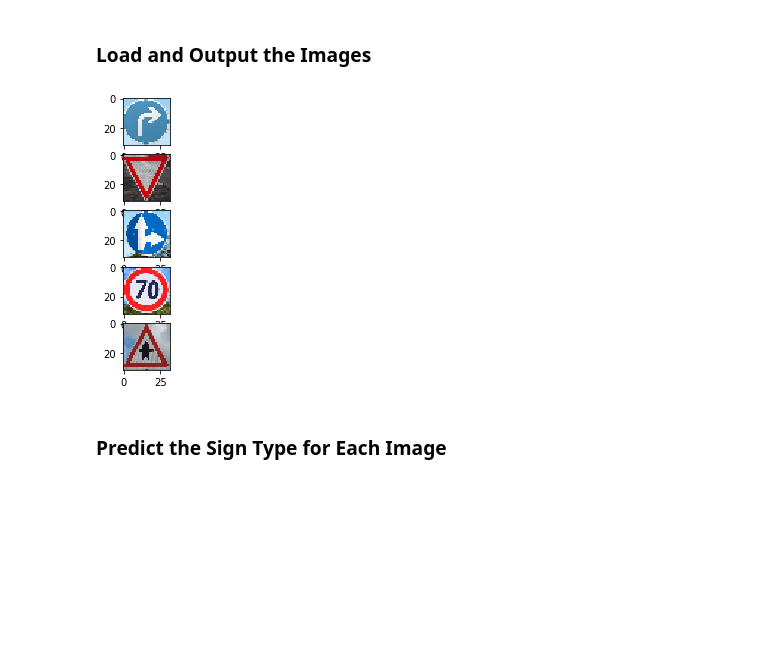
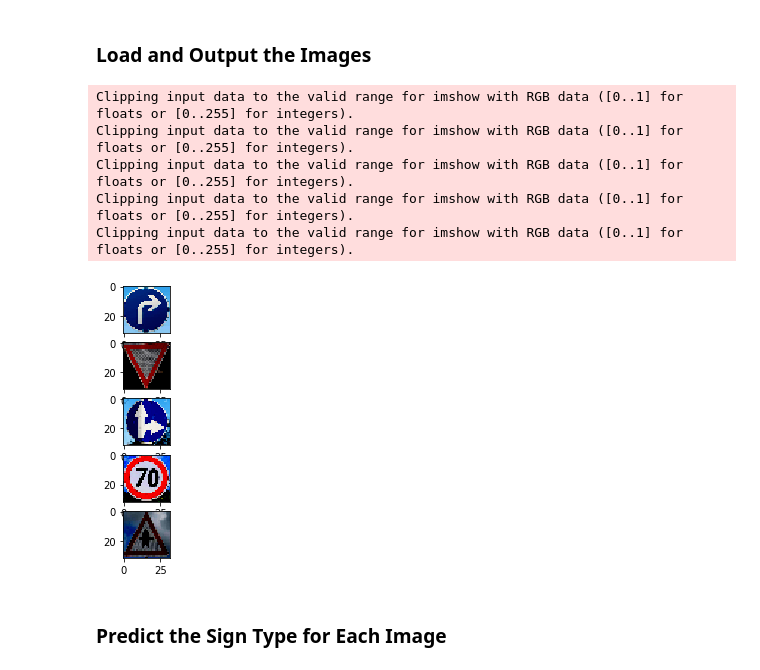
Before and after one commit to atadkase/udacitysdcnd-p2, a Jupyter notebook: Traffic_Sign_Classifier.ipynb, the cells around one changed output. Cells and saved outputs as stored; diff of their text form; code cells hidden in the pictures; blank space fills up the shorter version.

```diff
--- a/Traffic_Sign_Classifier.ipynb
+++ b/Traffic_Sign_Classifier.ipynb
@@ -153,7 +158,9 @@ Use the code cell (or multiple code cells, if necessary) to implement the first
 from sklearn.utils import shuffle
 
 X_train, y_train = shuffle(X_train, y_train)
-X_train = (X_train-128.0)/128.0
+X_train_norm = (X_train-128.0)/128.0
+X_valid_norm = (X_valid - 128.0)/128.0
+X_test_norm = (X_test - 128.0)/128.0
 # %% [markdown]
 ### Model Architecture
 # %%
@@ -185,11 +192,8 @@ def LeNet(x):
     #Activation.
     conv2 = tf.nn.relu(conv2)
 
-    # Pooling. Input = 10x10x28. Output = 5x5x28.
-    #conv2 = tf.nn.max_pool(conv2, ksize=[1, 2, 2, 1], strides=[1, 2, 2, 1], padding='VALID')
 
-
-    #Layer 3: Convolutional. Output = 10x10x28.
+    #Layer 3: Convolutional. Output = 6x6x36.
     conv3_W = tf.Variable(tf.truncated_normal(shape=(5, 5, 28, 36), mean = mu, stddev = sigma))
     conv3_b = tf.Variable(tf.zeros(36))
     conv3   = tf.nn.conv2d(conv2, conv3_W, strides=[1, 1, 1, 1], padding='VALID') + conv3_b
@@ -197,21 +201,23 @@ def LeNet(x):
     #Activation.
     conv3 = tf.nn.relu(conv3)
 
-    # Pooling. Input = 10x10x28. Output = 5x5x36.
+    # Pooling. Input = 6x6x36. Output = 3x3x36.
     conv3 = tf.nn.max_pool(conv3, ksize=[1, 2, 2, 1], strides=[1, 2, 2, 1], padding='VALID')
 
 
 
-    #Flatten. Input = 5x5x36. Output = 324.
+    #Flatten. Input = 3x3x36. Output = 324.
     fc0   = flatten(conv3)
 
-    #Layer 3: Fully Connected. Input = 700. Output = 240.
+    #Layer 3: Fully Connected. Input = 324. Output = 240.
     fc1_W = tf.Variable(tf.truncated_normal(shape=(324, 240), mean = mu, stddev = sigma))
     fc1_b = tf.Variable(tf.zeros(240))
     fc1   = tf.matmul(fc0, fc1_W) + fc1_b
 
     # Activation.
     fc1    = tf.nn.relu(fc1)
+
+    fc1    = tf.nn.dropout(fc1, 0.7)
 
     # Layer 4: Fully Connected. Input = 240. Output = 98.
     fc2_W  = tf.Variable(tf.truncated_normal(shape=(240, 98), mean = mu, stddev = sigma))
@@ -276,14 +282,16 @@ with tf.Session() as sess:
     print("Training...")
     print()
     for i in range(EPOCHS):
-        X_train, y_train = shuffle(X_train, y_train)
+        X_train_norm, y_train = shuffle(X_train_norm, y_train)
         for offset in range(0, num_examples, BATCH_SIZE):
             end = offset + BATCH_SIZE
-            batch_x, batch_y = X_train[offset:end], y_train[offset:end]
+            batch_x, batch_y = X_train_norm[offset:end], y_train[offset:end]
             sess.run(training_operation, feed_dict={x: batch_x, y: batch_y})
 
-        validation_accuracy = evaluate(X_valid, y_valid)
+        validation_accuracy = evaluate(X_valid_norm, y_valid)
+        training_accuracy = evaluate(X_train_norm, y_train)
         print("EPOCH {} ...".format(i+1))
+        print("Training Accuracy = {:.3f}".format(training_accuracy))
         print("Validation Accuracy = {:.3f}".format(validation_accuracy))
         print()
 
@@ -329,22 +337,28 @@ You may find `signnames.csv` useful as it contains mappings from the class id (i
 # %%
 ### Load the images and plot them here.
 ### Feel free to use as many code cells as needed.
 from skimage.transform import resize
 
 PATH = "./test-traffic-signs/test{0:1d}.jpg"
 num_images = 5
 test_images = np.ndarray((num_images,32,32,3))
 fig = plt.figure(figsize=(5, 5))
 test_outputs = [33, 13, 36, 4, 11]
 for i in range(1,num_images+1):
     p = PATH.format(i)
     image = plt.imread(p)
+    image = (image-128.0)/128.0
     resized_image = resize(image, (32,32))
     test_images[i-1] = resized_image
     sub = fig.add_subplot(num_images, 1, i)
     sub.imshow(test_images[i-1,:,:,:].squeeze())
 # %% [output]
+Clipping input data to the valid range for imshow with RGB data ([0..1] for floats or [0..255] for integers).
+Clipping input data to the valid range for imshow with RGB data ([0..1] for floats or [0..255] for integers).
+Clipping input data to the valid range for imshow with RGB data ([0..1] for floats or [0..255] for integers).
+Clipping input data to the valid range for imshow with RGB data ([0..1] for floats or [0..255] for integers).
+Clipping input data to the valid range for imshow with RGB data ([0..1] for floats or [0..255] for integers).
-[figure, old version]
+[figure, new version]
 # %% [markdown]
 ### Predict the Sign Type for Each Image
 # %%
```
Also changed, not shown: parts of 7 cells of this notebook, 7 other files.
